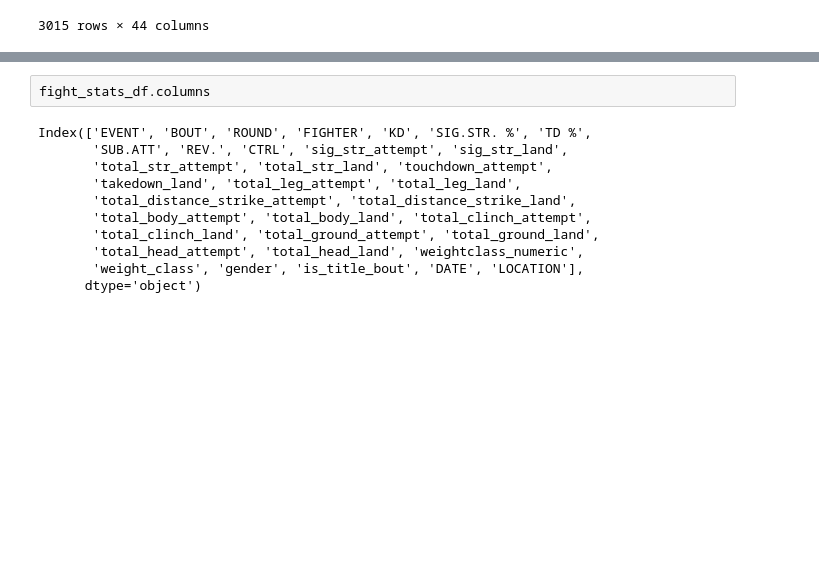
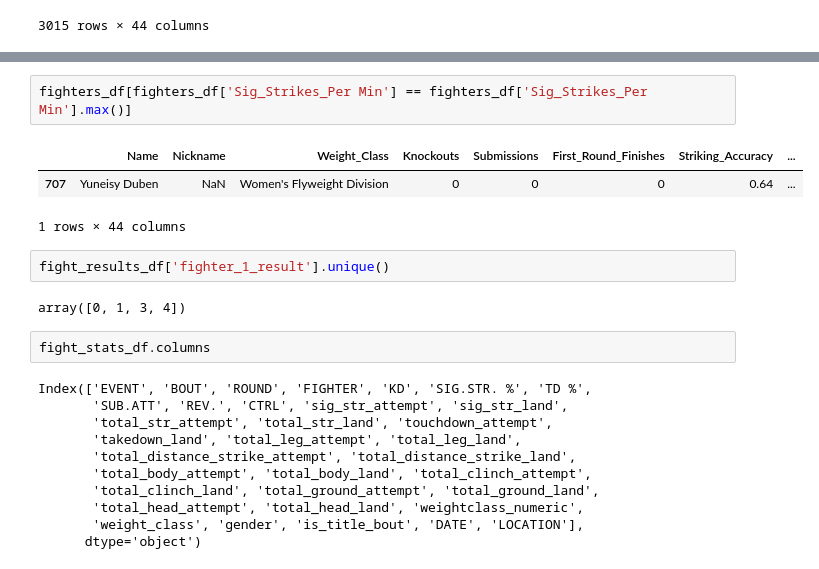
Before and after one commit to aduy2408/UFC-Matches-Analysis, a Jupyter notebook: processed_data/interactive_dashboard.ipynb, the cells around one changed output, grey strips where cells are left out. Saved outputs shown, nothing was run; the diff lists cells and outputs as text; blank space fills up the shorter version.

```diff
--- a/processed_data/interactive_dashboard.ipynb
+++ b/processed_data/interactive_dashboard.ipynb
@@ -60,3 +31,13 @@ fight_results_df[fight_results_df["FIGHTER_1"] == "alatengheili"]
+# %%
+fighters_df[fighters_df['Sig_Strikes_Per Min'] == fighters_df['Sig_Strikes_Per Min'].max()]
+# %% [output]
+|  | Name | Nickname | Weight_Class | Knockouts | Submissions | First_Round_Finishes | Striking_Accuracy | ... |
+| 707 | Yuneisy Duben | NaN | Women's Flyweight Division | 0 | 0 | 0 | 0.64 | ... |
+1 rows × 44 columns
+# %%
+fight_results_df['fighter_1_result'].unique()
+# %% [output]
+array([0, 1, 3, 4])
 # %%
 fight_stats_df.columns
 # %% [output]
```
Also changed, not shown: parts of 2 cells of this notebook, 4 other files.
